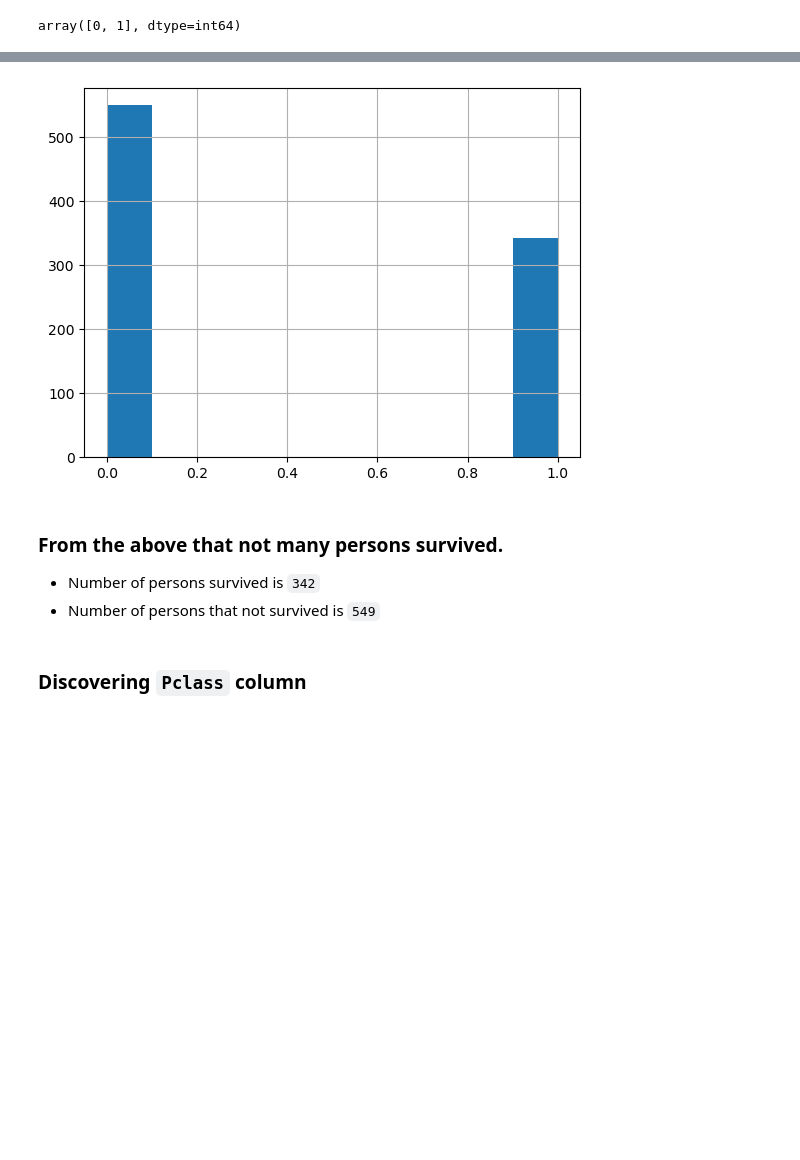
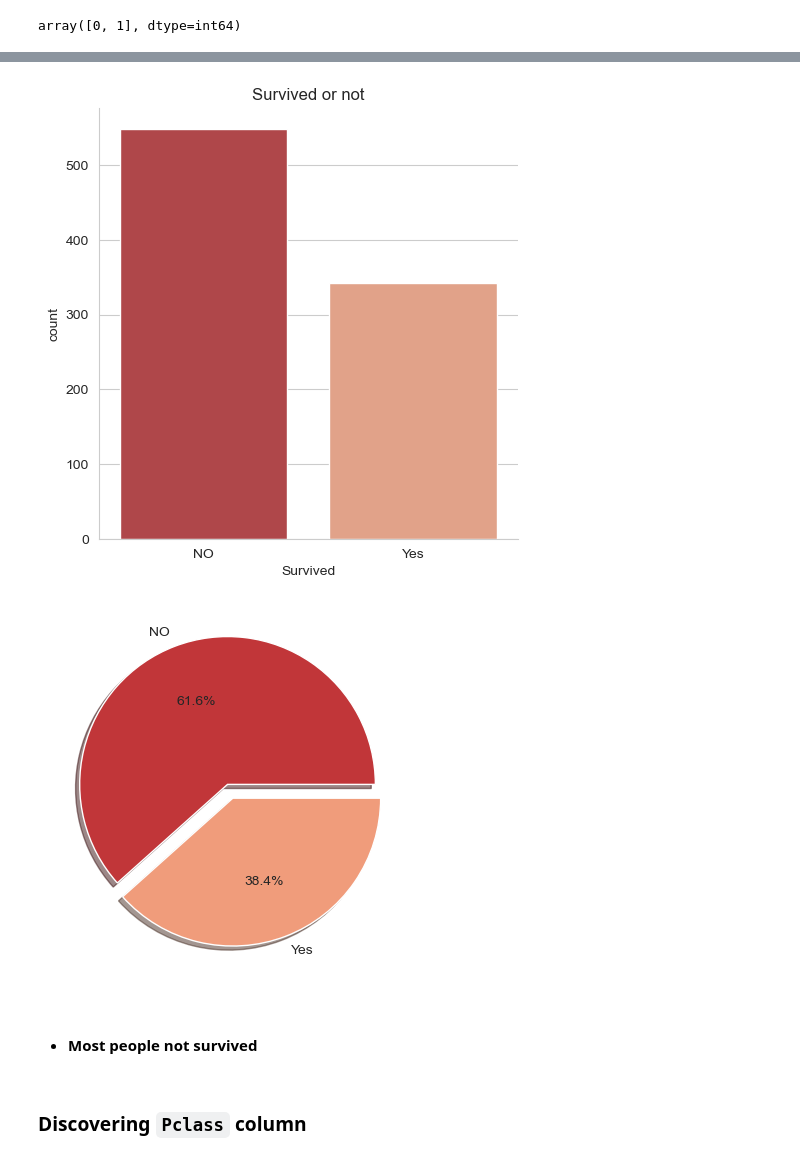
Before and after one commit to Ahmedabbas75/Titanic-Analysis-Task, a Jupyter notebook: Analysis-Code.ipynb, the cells around one changed output, grey strips where cells are left out. Drawn from its saved outputs; the diff is of its cells as text; code cells hidden in the pictures; blank space fills up the shorter version.

```diff
--- a/Analysis-Code.ipynb
+++ b/Analysis-Code.ipynb
@@ -127,14 +149,21 @@ data["Survived"].value_counts()
 Name: Survived, dtype: int64
-# %%
-data["Survived"].hist()
-plt.show()
-# %% [output]
-[figure, removed]
+# %%
+# visualized Survived column
+
+# 1- create countplot
+sns.catplot(x = "Survived", data = data, kind = "count")
+plt.title("Survived or not")
+plt.show()
+
+# 2- create pie chere
+values = data["Survived"].value_counts()
+plt.pie(values, labels = ["NO", "Yes"], shadow = True, autopct = "%1.1f%%", explode = [0.1,0])
+plt.show()
+# %% [output]
+[figure, added]
+[figure, added]
 # %% [markdown]
-### From the above that not many persons survived.
-
-- Number of persons survived is `342`
-- Number of persons that not survived is `549`
+- #### Most people not survived
 # %% [markdown]
 ###  Discovering `Pclass` column
 # %%
```
Also changed, not shown: parts of 49 cells of this notebook.
